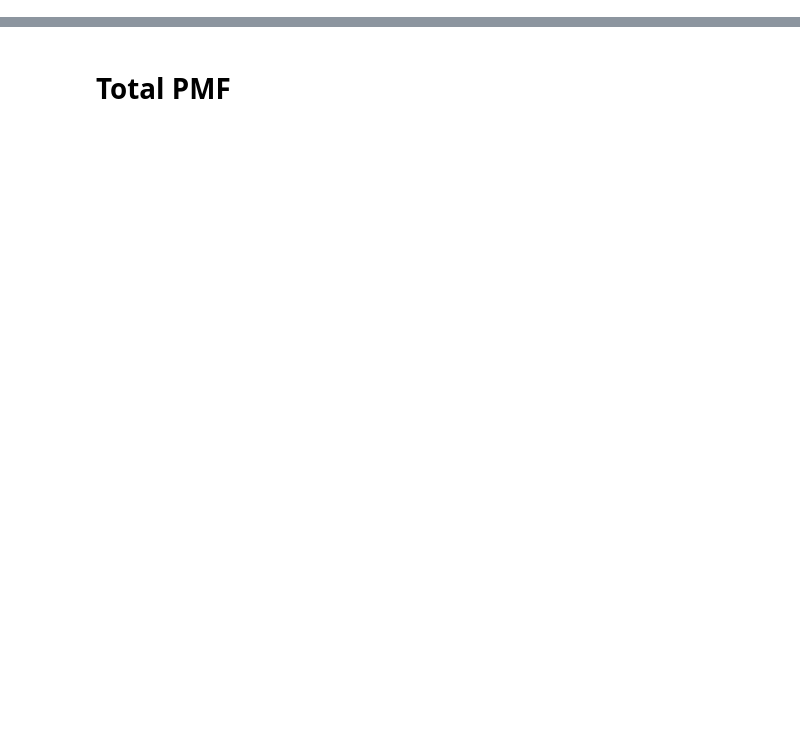
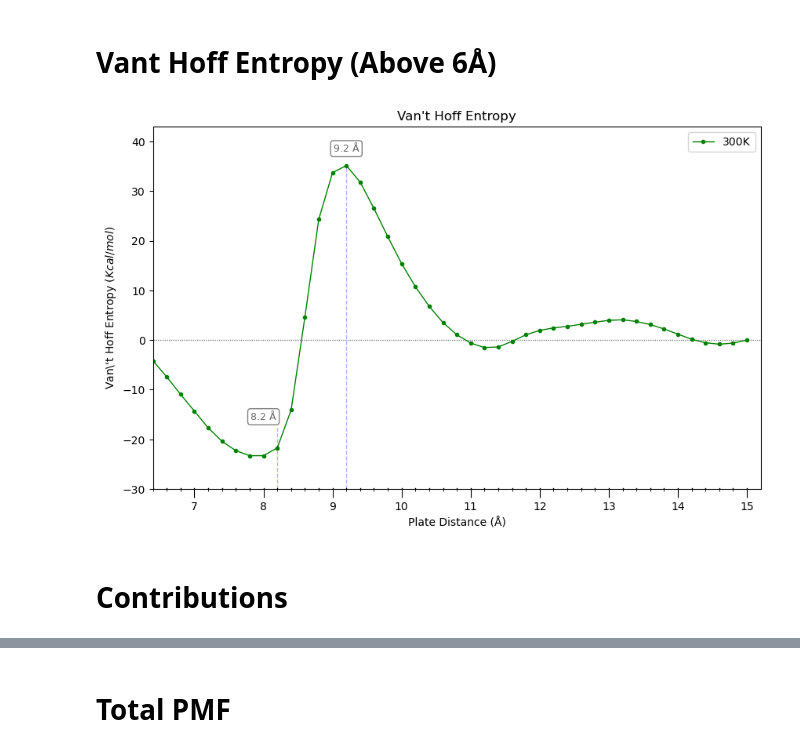
Before and after one commit to arghavanvg/hydrophobic-plates-analysis, a Jupyter notebook: df-energy-plotting.ipynb, the cells around one changed output, grey strips where cells are left out. Saved outputs shown, nothing was run; the diff lists cells and outputs as text; code cells hidden in the pictures; blank space fills up the shorter version.

```diff
--- a/df-energy-plotting.ipynb
+++ b/df-energy-plotting.ipynb
@@ -0,0 +46,9 @@
+# %%
+# Truncate data below 6 Å
+vanthoff_df_300K_above_6A = vanthoff_df.iloc[19:].copy()
+vanthoff_df_300K_above_6A.reset_index(drop=True, inplace=True)
+vanthoff_df_300K_above_6A
+
+vanthoff_df_300K_above_6A = vanthoff_df_300K_above_6A[['Distance(Å)', '300K']].copy()
+vanthoff_df_300K_above_6A.rename(columns={'300K': 'Vant_Hoff_300K_Kcal/mol'}, inplace=True)
+# vanthoff_df_300K_above_6A.to_csv(f'{output_path}vanthoff_300K_above_6A.csv',sep='\t', index=False)
@@ -0,0 +206,49 @@
+# %% [markdown]
+# Vant Hoff Entropy (Above 6Å)
+# %%
+# vanthoff_df_300K_above_6A_file = '/Users/arghavan/lab/hp-results/pmf/vanthoff_300K_above_6A.csv'
+# vanthoff_df_300K_above_6A = pd.read_csv(vanthoff_df_300K_above_6A_file, sep='\t', index_col=None, header=0)
+
+plt.figure(figsize=(10, 6))
+plt.plot(vanthoff_df_300K_above_6A['Distance(Å)'], vanthoff_df_300K_above_6A['Vant_Hoff_300K_Kcal/mol'], 'go-', markersize=3, linewidth=1, label='300K', zorder=2)
+plt.hlines(y=0.00, xmin=6.0, xmax=15.2, color='grey', linestyle=(0, (1, 1)), linewidth=1, zorder=1)
+
+
+y_82 = vanthoff_df_300K_above_6A.loc[vanthoff_df_300K_above_6A['Distance(Å)'] == 8.2,'Vant_Hoff_300K_Kcal/mol'].values[0]
+plt.vlines(x=8.2, ymin=-30, ymax=y_82+4, color='blue', linestyle='--', linewidth=1, alpha=0.3)
+plt.text(x=8.0, y=-16, s="8.2 Å", ha='center', fontsize=9, color='dimgrey',
+         bbox=dict(facecolor='white', edgecolor='gray', boxstyle='round,pad=0.3'))
+
+y_92 = vanthoff_df_300K_above_6A.loc[vanthoff_df_300K_above_6A['Distance(Å)'] == 9.2,'Vant_Hoff_300K_Kcal/mol'].values[0]
+plt.vlines(x=9.2, ymin=-30, ymax=y_92, color='blue', linestyle='--', linewidth=1, alpha=0.3)
+plt.text(x=9.2, y=38, s="9.2 Å", ha='center', fontsize=9, color='dimgrey',
+         bbox=dict(facecolor='white', edgecolor='gray', boxstyle='round,pad=0.3'))
+
+
+plt.title("Van't Hoff Entropy")
+# plt.title(r"Van't Hoff Entropy ($S = \frac{\partial A}{\partial T}$)")
+plt.xlabel('Plate Distance (Å)')
+plt.ylabel(r'Van\'t Hoff Entropy $(Kcal/mol)$')
+plt.ylim(-30.0, 43.0)
+plt.xlim(6.4,15.2)
+
+plt.gca().xaxis.set_major_locator(ticker.MultipleLocator(1))
+
+medium_ticks = np.arange(6.4,15.2, 0.2)
+plt.gca().set_xticks(medium_ticks, minor=True)
+
+plt.tick_params(axis='x', which='major', length=8)
+plt.tick_params(axis='x', which='minor', length=2)
+for t in medium_ticks:
+    plt.gca().axvline(t, ymin=0, ymax=0.003, color='k', lw=1)
+
+
+plt.legend()
+plots_path = f'{output_path}/plots/'
+os.makedirs(plots_path, exist_ok=True)
+
+plt.savefig(f'{plots_path}/vanthoff_300K_above_6A.png', dpi=800)
+# %% [output]
+[figure, added]
+# %% [markdown]
+# Contributions
```
Also changed, not shown: parts of 36 cells of this notebook, 2 other files.
